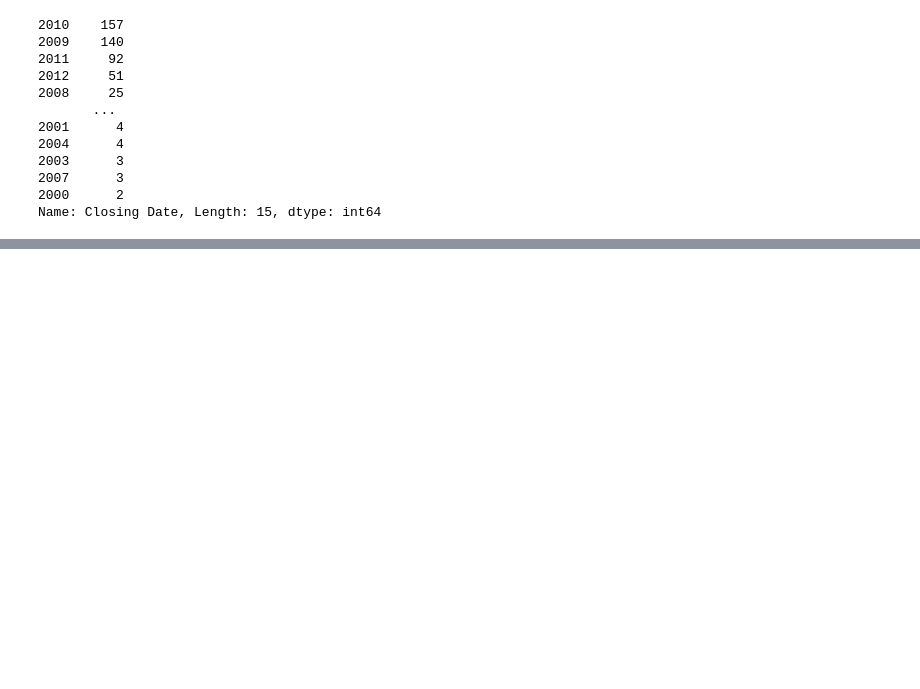
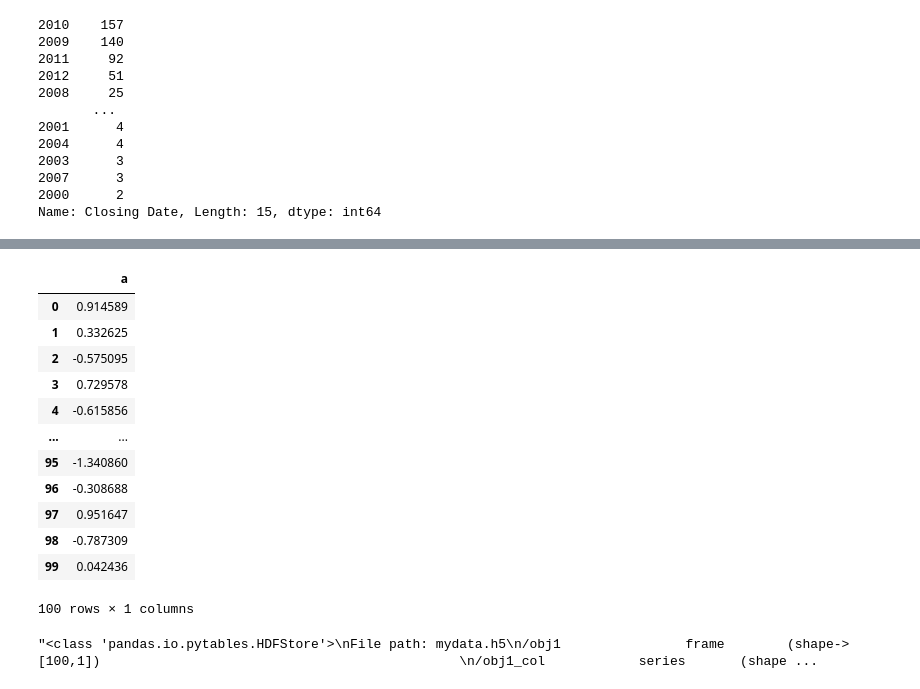
Before and after one commit to chunyaozhang/laikang_00, a Jupyter notebook: ch06_Data_Loading,Storage,and_File_Formats.ipynb, the cells around one changed output, grey strips where cells are left out. Drawn from its saved outputs; the diff is of its cells as text; code cells hidden in the pictures; blank space fills up the shorter version.

```diff
--- a/ch06_Data_Loading,Storage,and_File_Formats.ipynb
+++ b/ch06_Data_Loading,Storage,and_File_Formats.ipynb
@@ -535,0 +579,21 @@ Name: Closing Date, Length: 15, dtype: int64
+# %%
+# While it’s possible to directly access HDF5 files using either the PyTables or h5py
+# libraries, pandas provides a high-level interface that simplifies storing Series and
+# DataFrame object. The HDFStore class works like a dict and handles the low-level
+# details:
+frame = pd.DataFrame({'a': np.random.randn(100)})
+frame
+# %% [output]
+|  | a |
+| 0 | 0.914589 |
+| 1 | 0.332625 |
+| 2 | -0.575095 |
+| 3 | 0.729578 |
+| 4 | -0.615856 |
+| ... | ... |
+| 95 | -1.340860 |
+| 96 | -0.308688 |
+| 97 | 0.951647 |
+| 98 | -0.787309 |
+| 99 | 0.042436 |
+100 rows × 1 columns
@@ -535,0 +606,4 @@ Name: Closing Date, Length: 15, dtype: int64
+# %%
+store.info()
+# %% [output]
+"<class 'pandas.io.pytables.HDFStore'>\nFile path: mydata.h5\n/obj1                frame        (shape->[100,1])                                              \n/obj1_col            series       (shape ...
```
Also changed, not shown: parts of 36 cells of this notebook, 1 other file.
